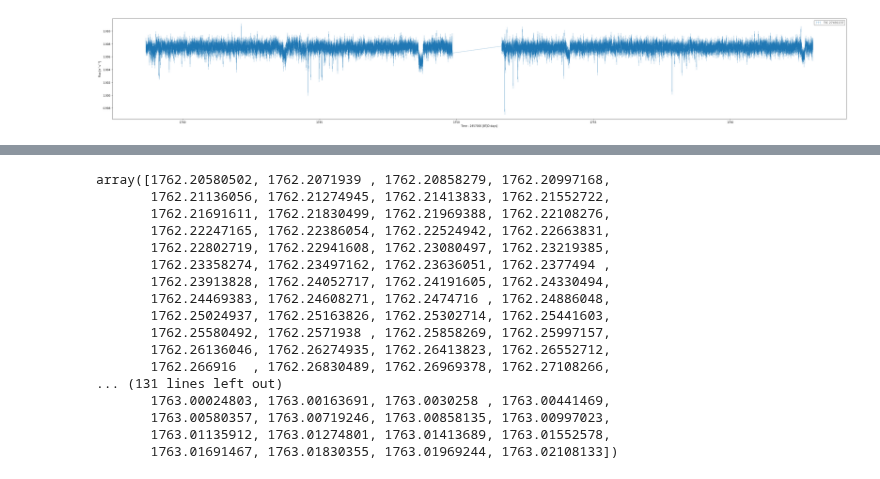
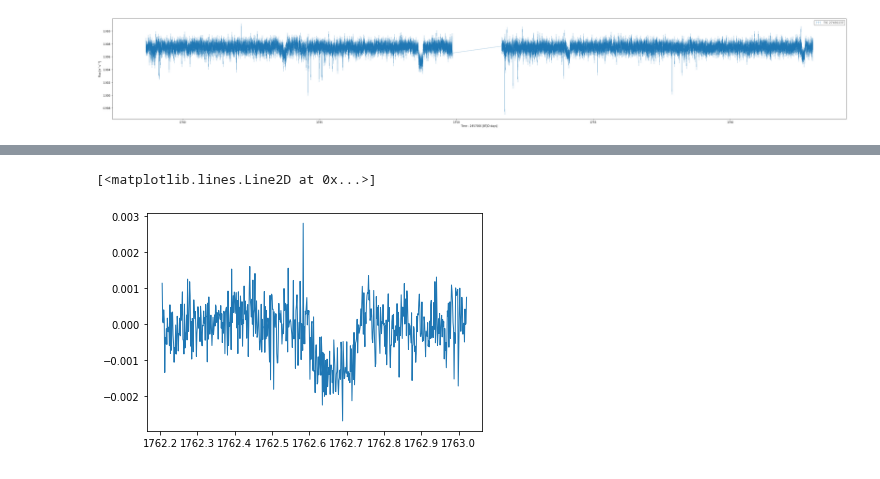
Before and after one commit to hughesymendes/TIC-27491137, a Jupyter notebook: dip4_sample.ipynb, the cells around one changed output, grey strips where cells are left out. Drawn from its saved outputs; the diff is of its cells as text; code cells hidden in the pictures.

```diff
--- a/dip4_sample.ipynb
+++ b/dip4_sample.ipynb
@@ -118,4 +108,10 @@ dip4.plot()
 # %%
-d1x = np.append( np.array( [], dtype="float64" ),dip4.time )
-d1y = np.append( np.array( [], dtype="float64" ), dip4.flux - 1.0075 )
-d1y_err = np.append( np.array( [], dtype="float64" ), dip4.flux_err )
+clean_lc = (clc/stellar_flux)
+clean_lc.plot()
+
+dip = clean_lc[15650:]
+dip.plot()
+
+dx = np.append( np.array( [], dtype="float64" ),dip.time )
+dy = np.append( np.array( [], dtype="float64" ), dip.flux - 1.0075 )
+dy_err = np.append( np.array( [], dtype="float64" ), dip.flux_err )
@@ -122,21 +121,6 @@ d1y_err = np.append( np.array( [], dtype="float64" ), dip4.flux_err )
-# %%
-dip4.time
-# %% [output]
-array([1762.20580502, 1762.2071939 , 1762.20858279, 1762.20997168,
-       1762.21136056, 1762.21274945, 1762.21413833, 1762.21552722,
-       1762.21691611, 1762.21830499, 1762.21969388, 1762.22108276,
-       1762.22247165, 1762.22386054, 1762.22524942, 1762.22663831,
-       1762.22802719, 1762.22941608, 1762.23080497, 1762.23219385,
-       1762.23358274, 1762.23497162, 1762.23636051, 1762.2377494 ,
-       1762.23913828, 1762.24052717, 1762.24191605, 1762.24330494,
-       1762.24469383, 1762.24608271, 1762.2474716 , 1762.24886048,
-       1762.25024937, 1762.25163826, 1762.25302714, 1762.25441603,
-       1762.25580492, 1762.2571938 , 1762.25858269, 1762.25997157,
-       1762.26136046, 1762.26274935, 1762.26413823, 1762.26552712,
-       1762.266916  , 1762.26830489, 1762.26969378, 1762.27108266,
-... (131 lines left out)
-       1763.00024803, 1763.00163691, 1763.0030258 , 1763.00441469,
-       1763.00580357, 1763.00719246, 1763.00858135, 1763.00997023,
-       1763.01135912, 1763.01274801, 1763.01413689, 1763.01552578,
-       1763.01691467, 1763.01830355, 1763.01969244, 1763.02108133])
+# %%
+plt.plot(dx, dy, color="C0", lw=1)
+# %% [output]
+[<matplotlib.lines.Line2D at 0x...>]
+[figure, added]
 # %%
```
Also changed, not shown: parts of 11 cells of this notebook.
